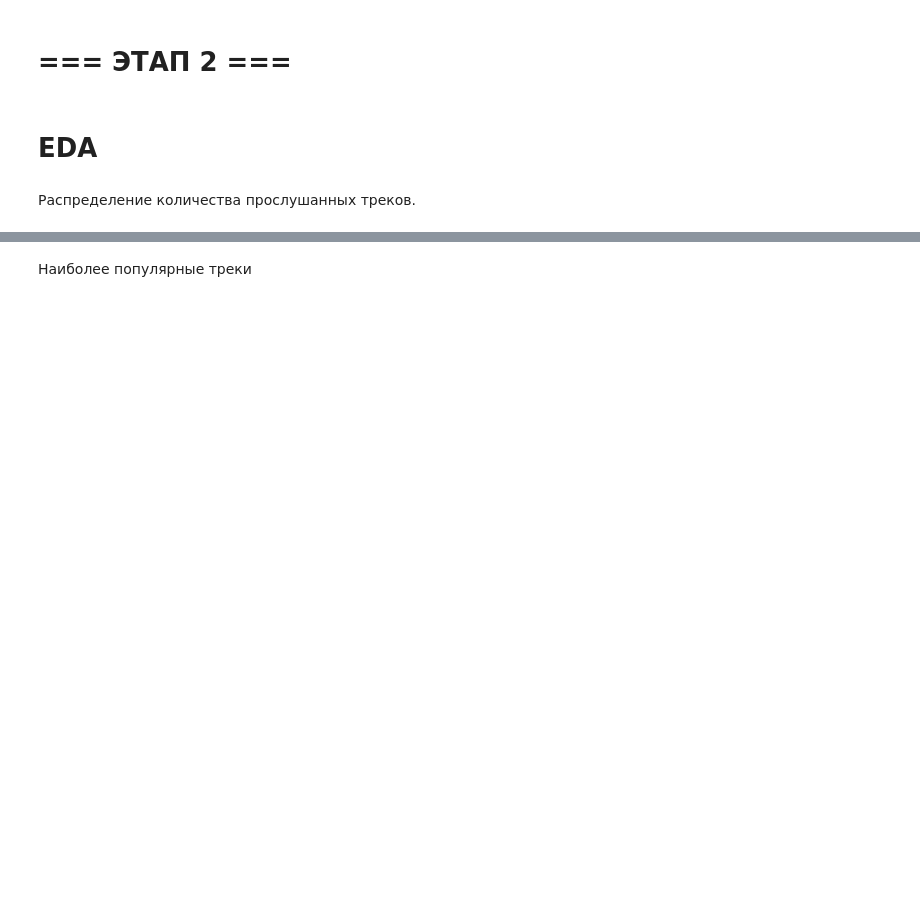
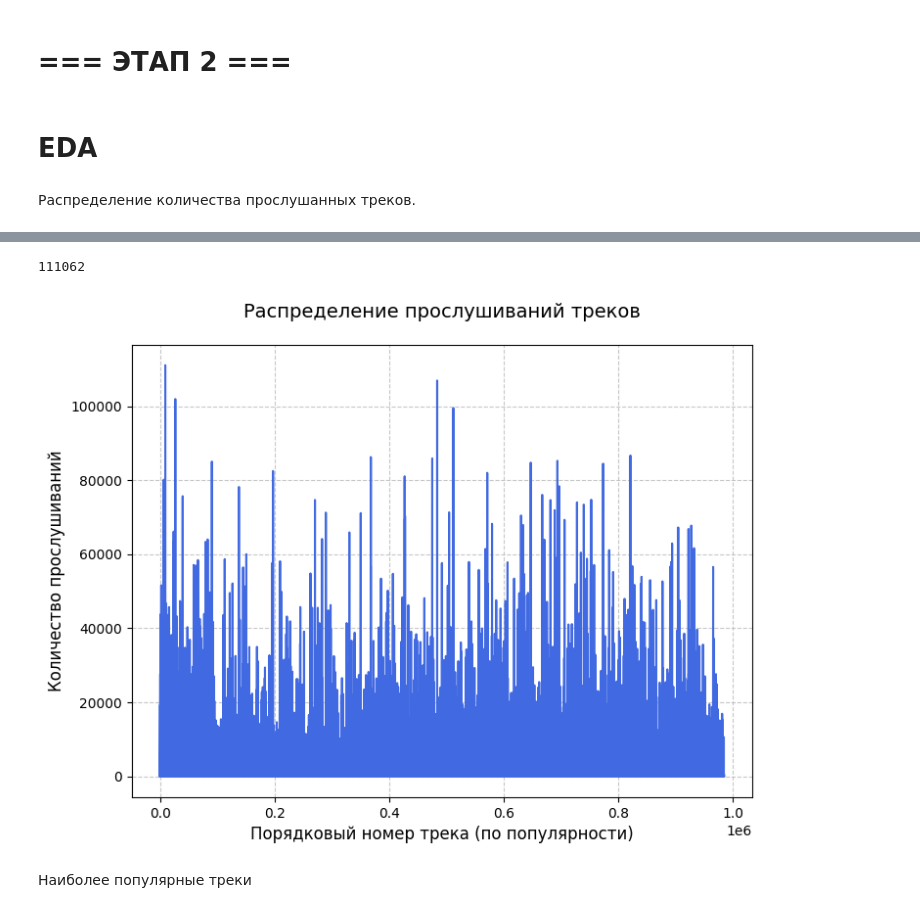
Before and after one commit to anyvol/mle-project-sprint-4-v001, a Jupyter notebook: recommendations.ipynb, the cells around one changed output, grey strips where cells are left out. Saved outputs shown, nothing was run; the diff lists cells and outputs as text; code cells hidden in the pictures; blank space fills up the shorter version.

```diff
--- a/recommendations.ipynb
+++ b/recommendations.ipynb
@@ -39,3 +47,7 @@ Python 3.9.6
 - tracks.parquet
 - catalog_names.parquet
 - interactions.parquet
+# %%
+tracks = pd.read_parquet('tracks.parquet')
+catalog_names = pd.read_parquet('catalog_names.parquet')
+interactions = pd.read_parquet('interactions.parquet')
@@ -45,0 +238,13 @@ Python 3.9.6
+# %%
+# 1. Удаляем треки без исполнителей
+tracks_clean = tracks[tracks['artists'].apply(len) > 0].copy()
+
+# 2. Удаляем соответствующие взаимодействия
+interactions_clean = interactions[interactions['track_id'].isin(tracks_clean['track_id'])].copy()
+
+# 3. Очищаем каталог от удалённых треков
+catalog_names_clean = catalog_names[
+    ~((catalog_names['type'] == 'track') &
+     (catalog_names['id'].isin(tracks['track_id']) &
+      ~catalog_names['id'].isin(tracks_clean['track_id'])))
+].copy()
@@ -45,0 +335,4 @@ Python 3.9.6
+# %%
+interactions = interactions_clean.copy()
+
+del interactions_clean
@@ -55,3 +360,6 @@ Python 3.9.6
 # EDA
 # %% [markdown]
 Распределение количества прослушанных треков.
+# %%
+track_plays = interactions.groupby("track_id").agg(played_times=("started_at", "count"), unique_users=("user_id", "nunique")).reset_index()
+track_plays
@@ -58,2 +380,17 @@ Python 3.9.6
+# %%
+track_plays["played_times"].max()
+# %% [output]
+111062
+# %%
+plt.figure(figsize=(18, 6))
+
+ax1 = plt.subplot(121)
+ax1.plot(track_plays['played_times'], color='royalblue')
+ax1.set_title('Распределение прослушиваний треков', pad=20, fontsize=14)
+ax1.set_xlabel('Порядковый номер трека (по популярности)', fontsize=12)
+ax1.set_ylabel('Количество прослушиваний', fontsize=12)
+ax1.grid(True, linestyle='--', alpha=0.7)
+# %% [output]
+[figure, added]
 # %% [markdown]
 Наиболее популярные треки
```
Also changed, not shown: parts of 57 cells of this notebook, 1 other file.
